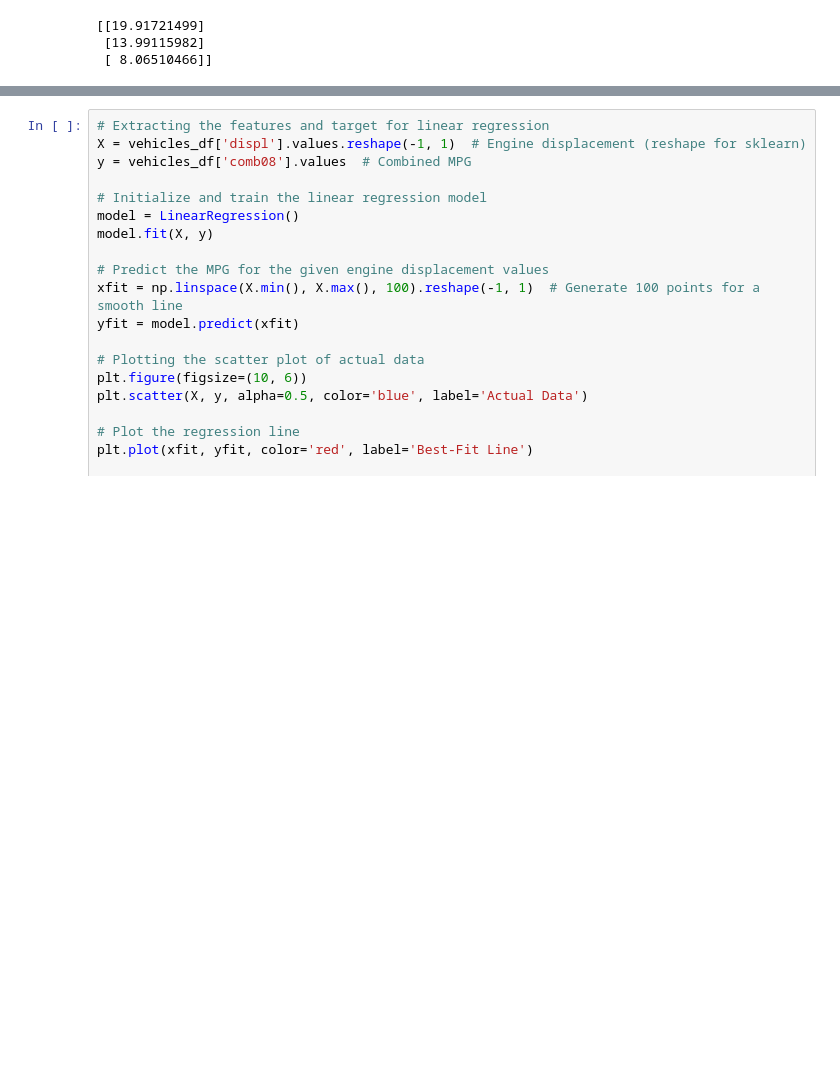
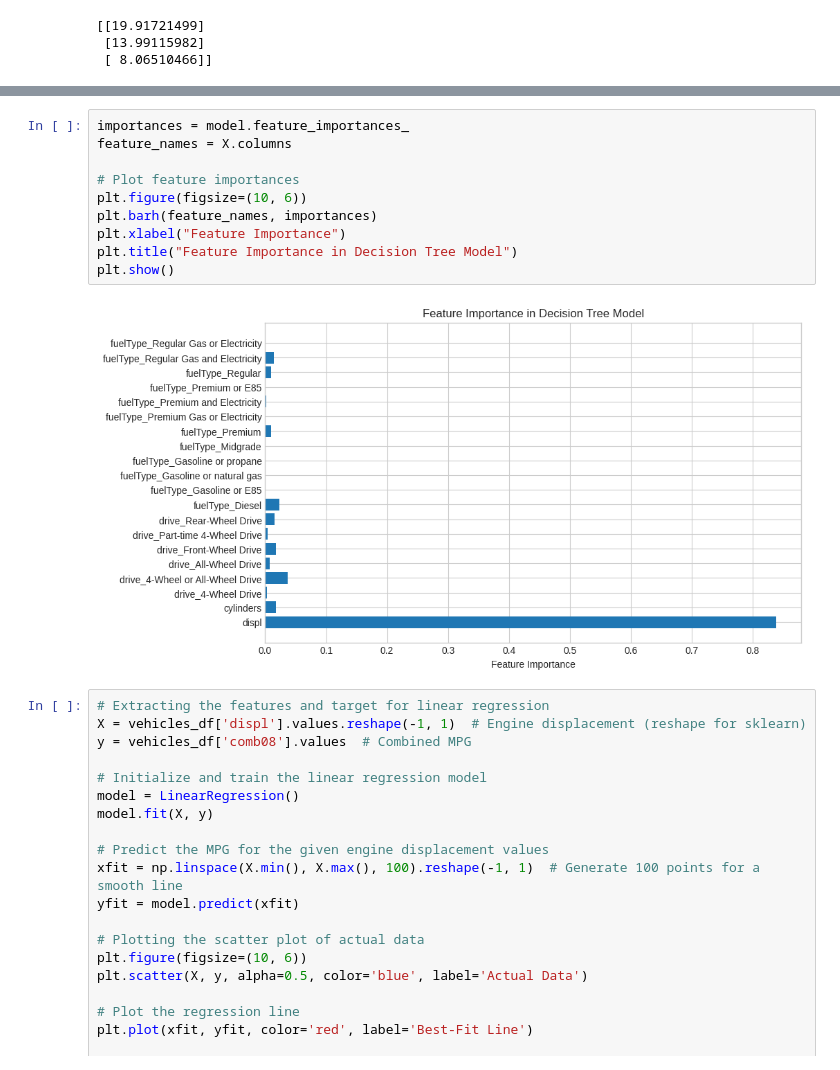
Before and after one commit to MatthewC00273575/Data-Science, a Jupyter notebook: linearregressiontest.ipynb, the cells around one changed output, grey strips where cells are left out. Drawn from its saved outputs; the diff is of its cells as text; blank space fills up the shorter version.

```diff
--- a/linearregressiontest.ipynb
+++ b/linearregressiontest.ipynb
@@ -127,3 +143,15 @@ Predicted Combined MPG for the new car: 36.0
+# %%
+importances = model.feature_importances_
+feature_names = X.columns
+
+# Plot feature importances
+plt.figure(figsize=(10, 6))
+plt.barh(feature_names, importances)
+plt.xlabel("Feature Importance")
+plt.title("Feature Importance in Decision Tree Model")
+plt.show()
+# %% [output]
+[figure, added]
 # %%
 # Extracting the features and target for linear regression
 X = vehicles_df['displ'].values.reshape(-1, 1)  # Engine displacement (reshape for sklearn)
```
Also changed, not shown: parts of 2 cells of this notebook.
